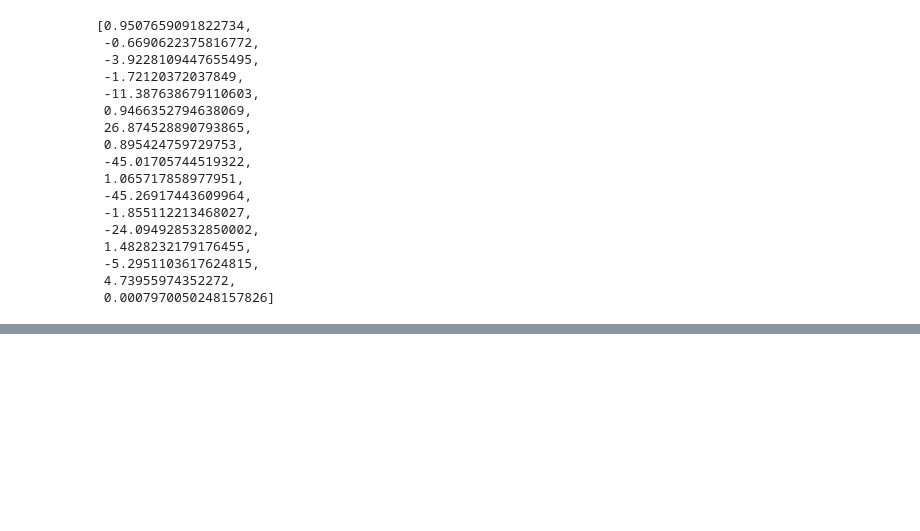
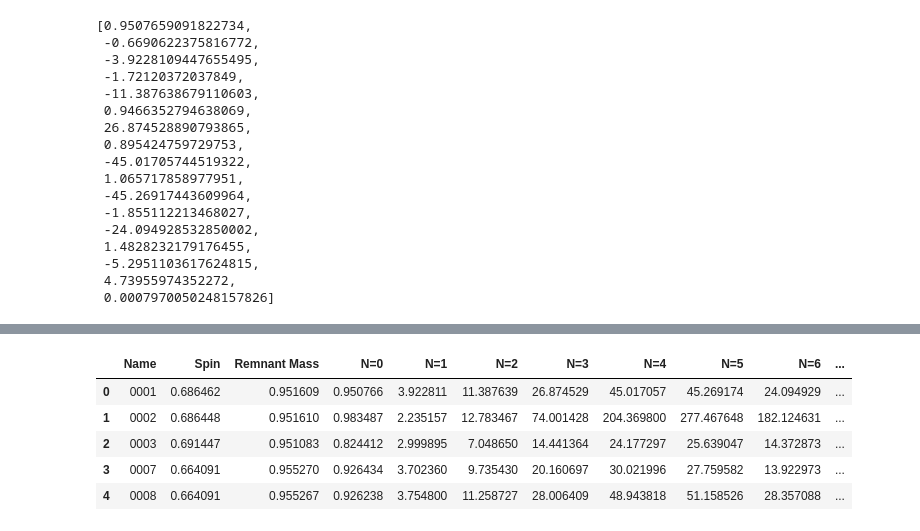
Before and after one commit to Aditya7s/SourceFactors, a Jupyter notebook: SourceFactors.ipynb, the cells around one changed output, grey strips where cells are left out. Cells and saved outputs as stored; diff of their text form; code cells hidden in the pictures; blank space fills up the shorter version.

```diff
--- a/SourceFactors.ipynb
+++ b/SourceFactors.ipynb
@@ -273,0 +263,14 @@ timenameCof = [[[names[i], timeAmpi[t][i]] for i in range(len(timeAmpi[t]))] for
+# %%
+data = {'Name': names[:5], 'Spin': spins[:5], 'Remnant Mass': masses[:5]}
+for i in range(8):
+    data[f'N={i}'] = [amp[i] for amp in pure_amplitudes]
+pure_amp_df = pd.DataFrame(data)
+# %%
+pure_amp_df
+# %% [output]
+|  | Name | Spin | Remnant Mass | N=0 | N=1 | N=2 | N=3 | N=4 | N=5 | N=6 | ... |
+| 0 | 0001 | 0.686462 | 0.951609 | 0.950766 | 3.922811 | 11.387639 | 26.874529 | 45.017057 | 45.269174 | 24.094929 | ... |
+| 1 | 0002 | 0.686448 | 0.951610 | 0.983487 | 2.235157 | 12.783467 | 74.001428 | 204.369800 | 277.467648 | 182.124631 | ... |
+| 2 | 0003 | 0.691447 | 0.951083 | 0.824412 | 2.999895 | 7.048650 | 14.441364 | 24.177297 | 25.639047 | 14.372873 | ... |
+| 3 | 0007 | 0.664091 | 0.955270 | 0.926434 | 3.702360 | 9.735430 | 20.160697 | 30.021996 | 27.759582 | 13.922973 | ... |
+| 4 | 0008 | 0.664091 | 0.955267 | 0.926238 | 3.754800 | 11.258727 | 28.006409 | 48.943818 | 51.158526 | 28.357088 | ... |
```
Also changed, not shown: parts of 16 cells of this notebook, 1 other file.
